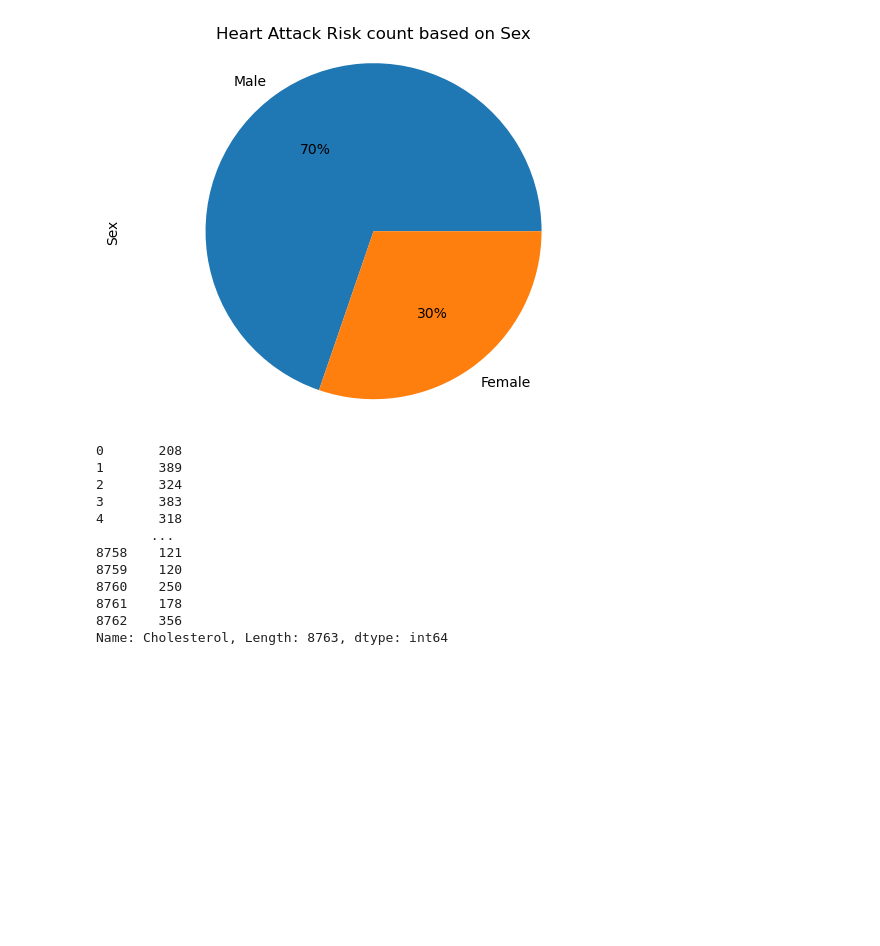
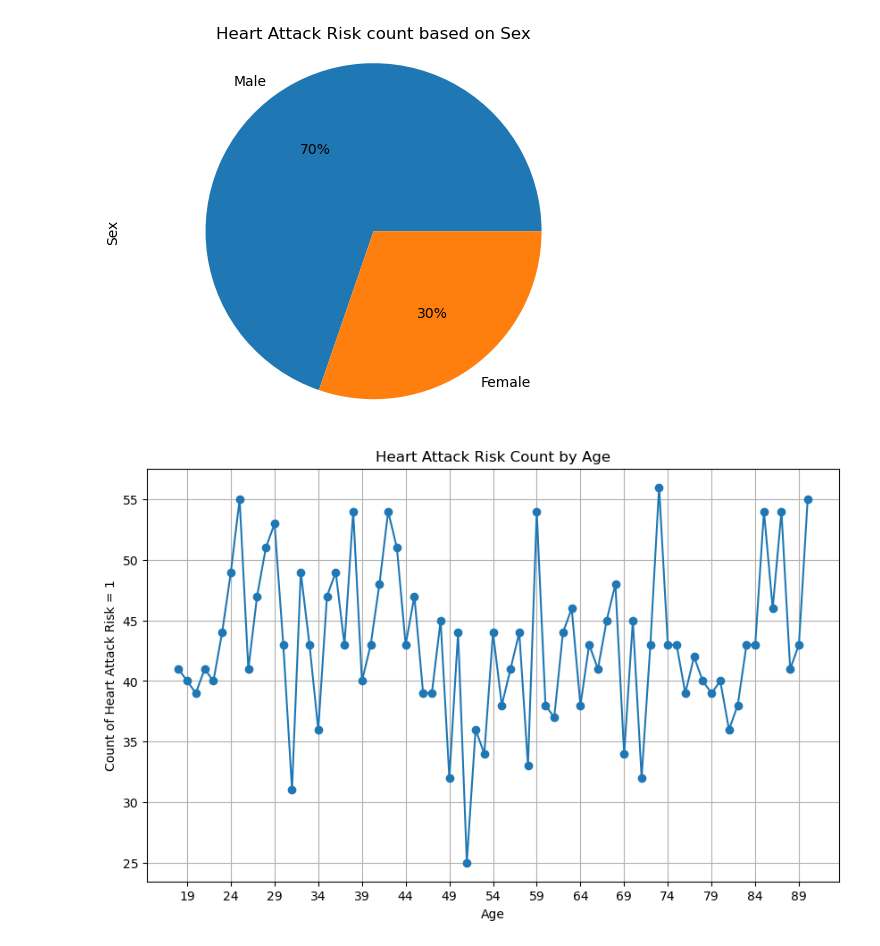
Before and after one commit to bill-leang/project4_group3_health_ml, a Jupyter notebook: visualisation.ipynb, the cells around one changed output. Saved outputs shown, nothing was run; the diff lists cells and outputs as text; code cells hidden in the pictures; blank space fills up the shorter version.

```diff
--- a/visualisation.ipynb
+++ b/visualisation.ipynb
@@ -41,7 +41,7 @@ Data columns (total 26 columns):
 dtypes: float64(3), int64(16), object(7)
 memory usage: 1.7+ MB
 # %%
-columns_to_delete = ["Patient ID","Blood Pressure","Heart Rate","Diabetes","Family History","Smoking","Obesity","Alcohol Consumption","Exercise Hours Per Week","Diet","Previous Heart Problems","Medication Use","Stress Level","Sedentary Hours Per Day","Income","BMI","Triglycerides","Physical Activity Days Per Week","Sleep Hours Per Day","Country","Hemisphere"]
+columns_to_delete = ["Patient ID","Blood Pressure","Heart Rate","Diabetes","Family History","Smoking","Obesity","Alcohol Consumption","Exercise Hours Per Week","Diet","Previous Heart Problems","Medication Use","Stress Level","Sedentary Hours Per Day","Income","Physical Activity Days Per Week","Sleep Hours Per Day","Country","Hemisphere"]
 heart_df.drop(columns=columns_to_delete,inplace=True)
 # %%
 heart_bar=heart_df.loc[heart_df['Heart Attack Risk'] == 1]
@@ -91,29 +91,29 @@ plt.savefig("C:\\Users\\61452\\OneDrive\\Desktop\\project4_group3_health_ml\\Res
 plt.show()
 # %% [output]
 [figure]
-# %%
-#x = heart_df['Cholesterol']
-#x
-y = heart_df.loc[heart_df['Heart Attack Risk'] == 1]
-plt.scatter(x, y)
-
-# Add title and labels
-#plt.title('Scatter Plot Example')
-#plt.xlabel('X-axis')
-#plt.ylabel('Y-axis')
-
-# Show plot
-#plt.show()
-# %% [output]
-0       208
-1       389
-2       324
-3       383
-4       318
-       ...
-8758    121
-8759    120
-8760    250
-8761    178
-8762    356
-Name: Cholesterol, Length: 8763, dtype: int64
+# %%
+# Create a line chart
+import matplotlib.pyplot as plt
+
+# Filter the DataFrame for rows where heart attack risk is 1
+heart_attack_df = heart_df[heart_df['Heart Attack Risk'] == 1]
+
+# Group the data by age and count the occurrences
+age_counts = heart_attack_df['Age'].value_counts().sort_index()
+plt.figure(figsize=(10, 6))
+plt.plot(age_counts.index, age_counts.values, marker='o', linestyle='-')
+
+# Add labels and title
+plt.title('Heart Attack Risk Count by Age')
+plt.xlabel('Age')
+plt.ylabel('Count of Heart Attack Risk = 1')
+
+# Customize ticks for better readability
+plt.xticks(range(19, 91, 5))  # Adjust the range and step size as needed
+
+# Show plot
+plt.grid(True)
+plt.savefig("C:\\Users\\61452\\OneDrive\\Desktop\\project4_group3_health_ml\\Resources\\Line.png")
+plt.show()
+# %% [output]
+[figure, added]
```
Also changed, not shown: parts of 3 cells of this notebook, 9 other files.
